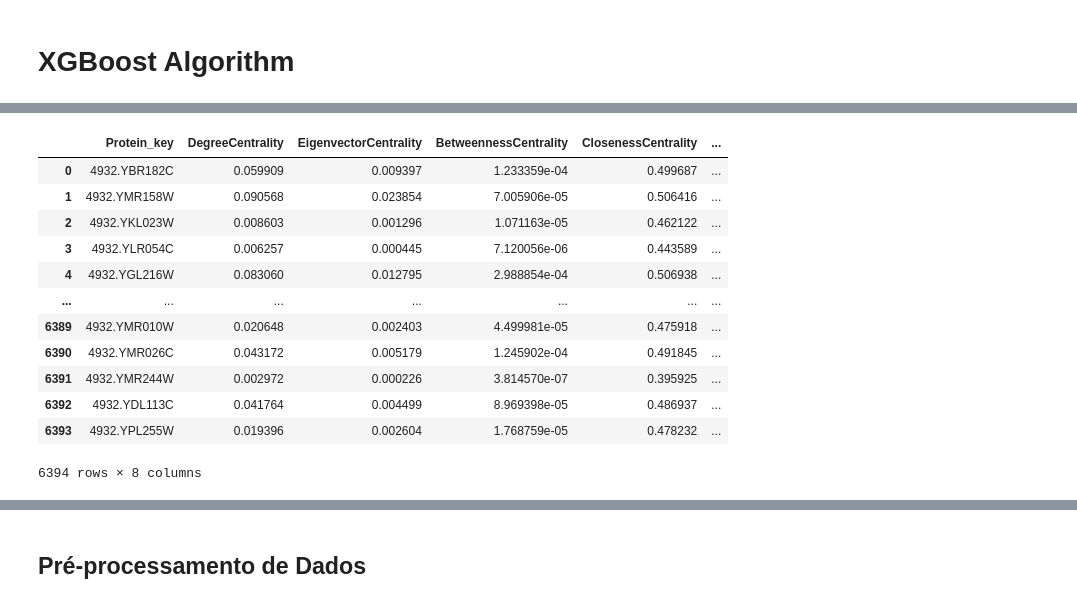
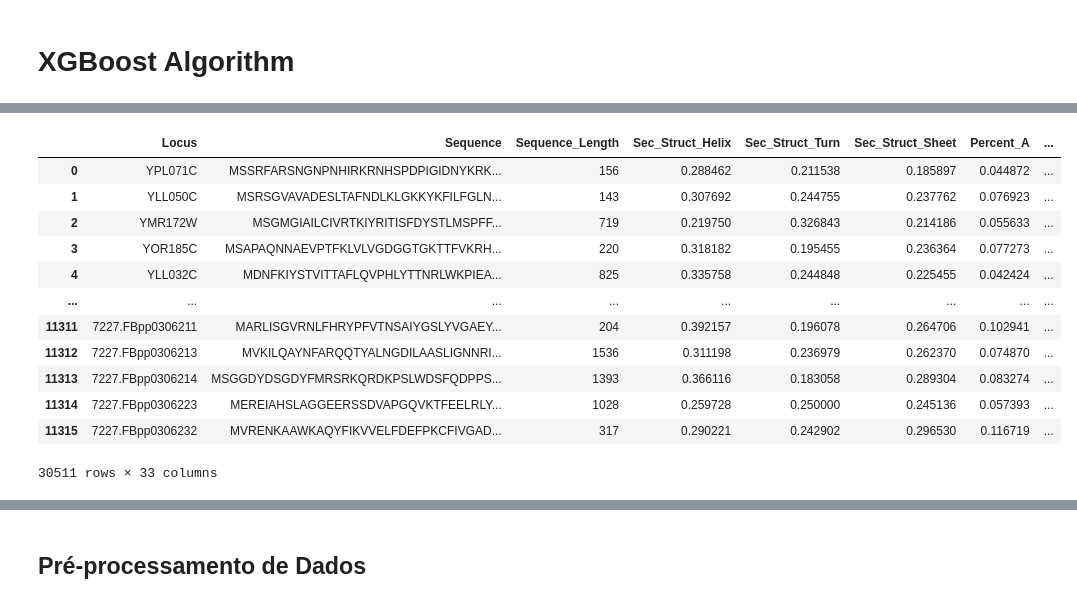
Before and after one commit to JessicaIta/sequence-protein-features, a Jupyter notebook: xgboost-algorithm.ipynb, the cells around one changed output, grey strips where cells are left out. Saved outputs shown, nothing was run; the diff lists cells and outputs as text; code cells hidden in the pictures.

```diff
--- a/xgboost-algorithm.ipynb
+++ b/xgboost-algorithm.ipynb
@@ -27,3 +25,4 @@ from sklearn.feature_selection import chi2
 # %%
-df_ppi = pd.read_csv('proteins_features_cerevisiae.csv')
-df_ppi
+df_ppi_1 = pd.read_csv('data/base_cerevisiae.csv')
+df_ppi_2 = pd.read_csv('data/base_elegans.csv')
+df_ppi_3 = pd.read_csv('data/base_droso.csv')
@@ -46,16 +29,17 @@ df_ppi['Locus'] = df_ppi.apply(lambda x:x.Protein_key[5::], axis=1)
 # %%
-df_ppi
+df = pd.concat([df_ppi_1, df_ppi_2, df_ppi_3])
+df
 # %% [output]
-|  | Protein_key | DegreeCentrality | EigenvectorCentrality | BetweennessCentrality | ClosenessCentrality | ... |
-| 0 | 4932.YBR182C | 0.059909 | 0.009397 | 1.233359e-04 | 0.499687 | ... |
-| 1 | 4932.YMR158W | 0.090568 | 0.023854 | 7.005906e-05 | 0.506416 | ... |
-| 2 | 4932.YKL023W | 0.008603 | 0.001296 | 1.071163e-05 | 0.462122 | ... |
-| 3 | 4932.YLR054C | 0.006257 | 0.000445 | 7.120056e-06 | 0.443589 | ... |
-| 4 | 4932.YGL216W | 0.083060 | 0.012795 | 2.988854e-04 | 0.506938 | ... |
-| ... | ... | ... | ... | ... | ... | ... |
-| 6389 | 4932.YMR010W | 0.020648 | 0.002403 | 4.499981e-05 | 0.475918 | ... |
-| 6390 | 4932.YMR026C | 0.043172 | 0.005179 | 1.245902e-04 | 0.491845 | ... |
-| 6391 | 4932.YMR244W | 0.002972 | 0.000226 | 3.814570e-07 | 0.395925 | ... |
-| 6392 | 4932.YDL113C | 0.041764 | 0.004499 | 8.969398e-05 | 0.486937 | ... |
-| 6393 | 4932.YPL255W | 0.019396 | 0.002604 | 1.768759e-05 | 0.478232 | ... |
+|  | Locus | Sequence | Sequence_Length | Sec_Struct_Helix | Sec_Struct_Turn | Sec_Struct_Sheet | Percent_A | ... |
+| 0 | YPL071C | MSSRFARSNGNPNHIRKRNHSPDPIGIDNYKRK... | 156 | 0.288462 | 0.211538 | 0.185897 | 0.044872 | ... |
+| 1 | YLL050C | MSRSGVAVADESLTAFNDLKLGKKYKFILFGLN... | 143 | 0.307692 | 0.244755 | 0.237762 | 0.076923 | ... |
+| 2 | YMR172W | MSGMGIAILCIVRTKIYRITISFDYSTLMSPFF... | 719 | 0.219750 | 0.326843 | 0.214186 | 0.055633 | ... |
+| 3 | YOR185C | MSAPAQNNAEVPTFKLVLVGDGGTGKTTFVKRH... | 220 | 0.318182 | 0.195455 | 0.236364 | 0.077273 | ... |
+| 4 | YLL032C | MDNFKIYSTVITTAFLQVPHLYTTNRLWKPIEA... | 825 | 0.335758 | 0.244848 | 0.225455 | 0.042424 | ... |
+| ... | ... | ... | ... | ... | ... | ... | ... | ... |
+| 11311 | 7227.FBpp0306211 | MARLISGVRNLFHRYPFVTNSAIYGSLYVGAEY... | 204 | 0.392157 | 0.196078 | 0.264706 | 0.102941 | ... |
+| 11312 | 7227.FBpp0306213 | MVKILQAYNFARQQTYALNGDILAASLIGNNRI... | 1536 | 0.311198 | 0.236979 | 0.262370 | 0.074870 | ... |
+| 11313 | 7227.FBpp0306214 | MSGGDYDSGDYFMRSRKQRDKPSLWDSFQDPPS... | 1393 | 0.366116 | 0.183058 | 0.289304 | 0.083274 | ... |
+| 11314 | 7227.FBpp0306223 | MEREIAHSLAGGEERSSDVAPGQVKTFEELRLY... | 1028 | 0.259728 | 0.250000 | 0.245136 | 0.057393 | ... |
+| 11315 | 7227.FBpp0306232 | MVRENKAAWKAQYFIKVVELFDEFPKCFIVGAD... | 317 | 0.290221 | 0.242902 | 0.296530 | 0.116719 | ... |
-6394 rows × 8 columns
+30511 rows × 33 columns
```
Also changed, not shown: parts of 21 cells of this notebook, 12 other files.
